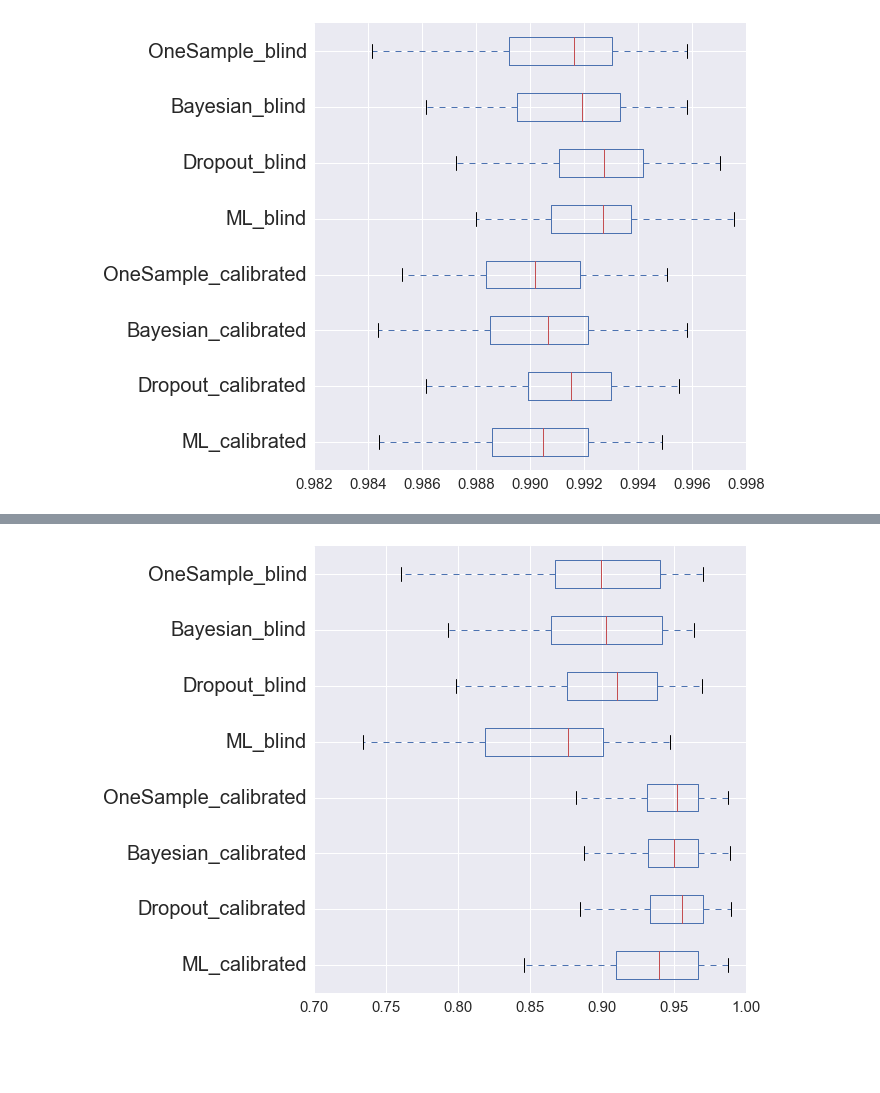
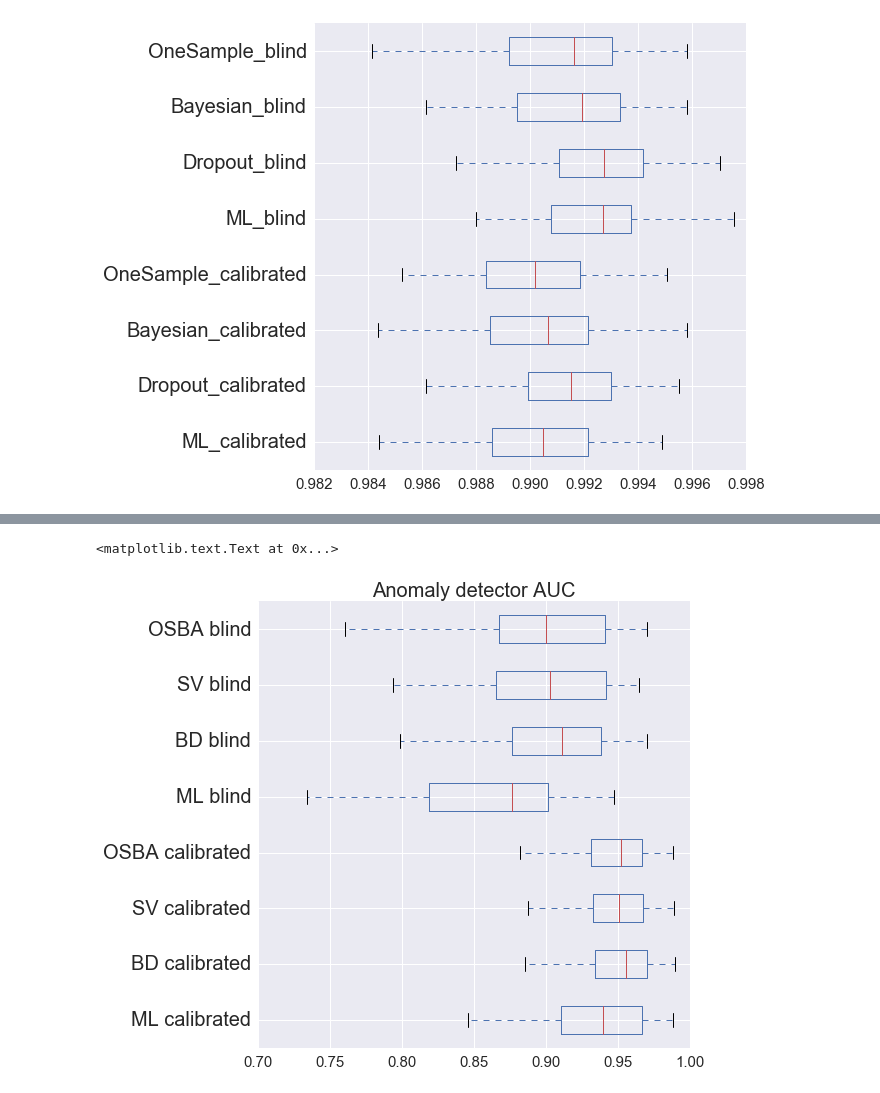
Before and after one commit to ramon-oliveira/deepstats, a Jupyter notebook: mnist_results/join_results.ipynb, the cells around one changed output, grey strips where cells are left out. Cells and saved outputs as stored; diff of their text form; code cells hidden in the pictures; blank space fills up the shorter version.

```diff
--- a/mnist_results/join_results.ipynb
+++ b/mnist_results/join_results.ipynb
@@ -113,30 +137,32 @@ plt.subplots_adjust(left=0.4)
 # %%
 plt.figure()
 # mpl.rcParams['ytick.labelsize'] = 13
 # mpl.rcParams['font.size'] = 15
 
 df = final_results[[c for c in final_results.columns if 'classifier' in c]].copy()
 
-r1 = {o: 'ML_blind' for o in df.columns if 'mlp_' in o and '_out_' in o}
-r2 = {o: 'ML_calibrated' for o in df.columns if 'mlp_' in o and '_in_' in o}
-r3 = {o: 'Dropout_blind' for o in df.columns if 'mlp-dropout_' in o and '_out_' in o}
-r4 = {o: 'Dropout_calibrated' for o in df.columns if 'mlp-dropout_' in o and '_in_' in o}
-r5 = {o: 'OneSample_blind' for o in df.columns if 'mlp-poor-bayesian_' in o and '_out_' in o}
-r6 = {o: 'OneSample_calibrated' for o in df.columns if 'mlp-poor-bayesian_' in o and '_in_' in o}
-r7 = {o: 'Bayesian_blind' for o in df.columns if 'mlp-bayesian_' in o and '_out_' in o}
-r8 = {o: 'Bayesian_calibrated' for o in df.columns if 'mlp-bayesian_' in o and '_in_' in o}
+r1 = {o: 'ML blind' for o in df.columns if 'mlp_' in o and '_out_' in o}
+r2 = {o: 'ML calibrated' for o in df.columns if 'mlp_' in o and '_in_' in o}
+r3 = {o: 'BD blind' for o in df.columns if 'mlp-dropout_' in o and '_out_' in o}
+r4 = {o: 'BD calibrated' for o in df.columns if 'mlp-dropout_' in o and '_in_' in o}
+r5 = {o: 'OSBA blind' for o in df.columns if 'mlp-poor-bayesian_' in o and '_out_' in o}
+r6 = {o: 'OSBA calibrated' for o in df.columns if 'mlp-poor-bayesian_' in o and '_in_' in o}
+r7 = {o: 'SV blind' for o in df.columns if 'mlp-bayesian_' in o and '_out_' in o}
+r8 = {o: 'SV calibrated' for o in df.columns if 'mlp-bayesian_' in o and '_in_' in o}
 
 df.rename(columns=r1, inplace=True)
 df.rename(columns=r2, inplace=True)
 df.rename(columns=r3, inplace=True)
 df.rename(columns=r4, inplace=True)
 df.rename(columns=r5, inplace=True)
 df.rename(columns=r6, inplace=True)
 df.rename(columns=r7, inplace=True)
 df.rename(columns=r8, inplace=True)
 mpl.rcParams['figure.figsize'] = 10, 8
 mpl.rcParams['xtick.labelsize'] = 15
 ax = df.boxplot(fontsize=20, vert=False)
 plt.subplots_adjust(left=0.3)
+plt.title('Anomaly detector AUC', fontsize=20)
 # %% [output]
+<matplotlib.text.Text at 0x...>
-[figure, old version]
+[figure, new version]
```
Also changed, not shown: parts of 2 cells of this notebook, 1 other file.
